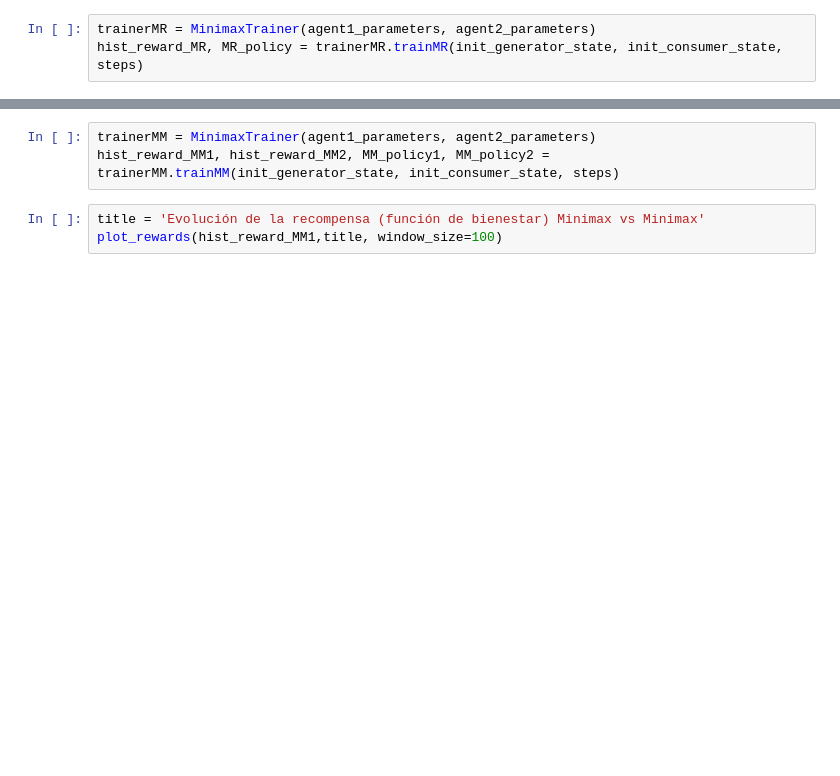
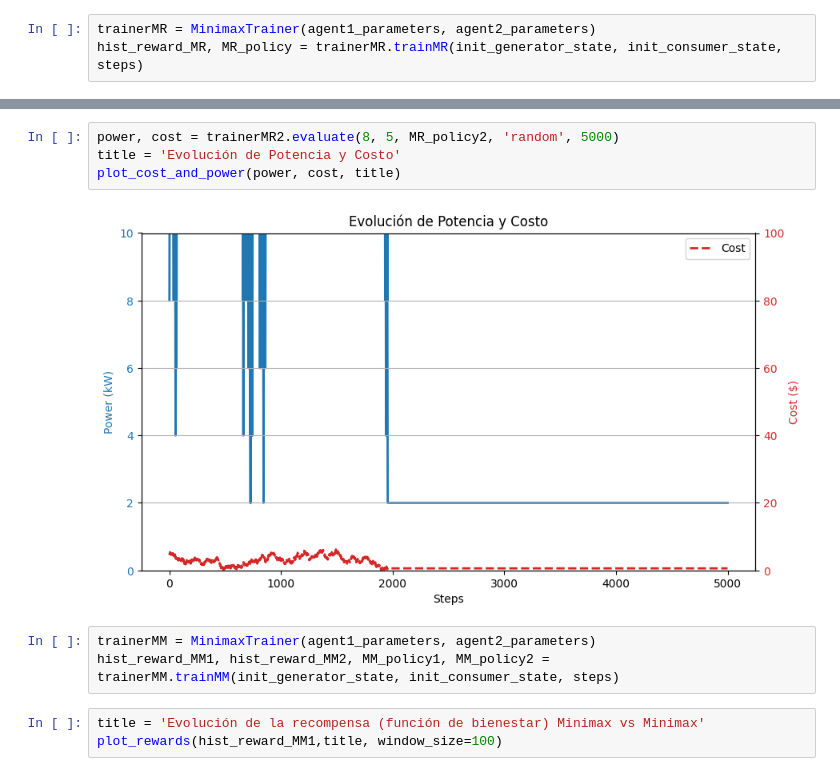
Before and after one commit to juanpabmedina/master_thesis, a Jupyter notebook: algorithms/p2p_game/p2p_energy_trading.ipynb, the cells around one changed output, grey strips where cells are left out. Cells and saved outputs as stored; diff of their text form; blank space fills up the shorter version.

```diff
--- a/algorithms/p2p_game/p2p_energy_trading.ipynb
+++ b/algorithms/p2p_game/p2p_energy_trading.ipynb
@@ -117,3 +147,9 @@ plot_cost_and_power(power, cost, title)
+# %%
+power, cost = trainerMR2.evaluate(8, 5, MR_policy2, 'random', 5000)
+title = 'Evolución de Potencia y Costo'
+plot_cost_and_power(power, cost, title)
+# %% [output]
+[figure, added]
 # %%
 trainerMM = MinimaxTrainer(agent1_parameters, agent2_parameters)
 hist_reward_MM1, hist_reward_MM2, MM_policy1, MM_policy2 = trainerMM.trainMM(init_generator_state, init_consumer_state, steps)
```
Also changed, not shown: parts of 11 cells of this notebook, 4 other files.
